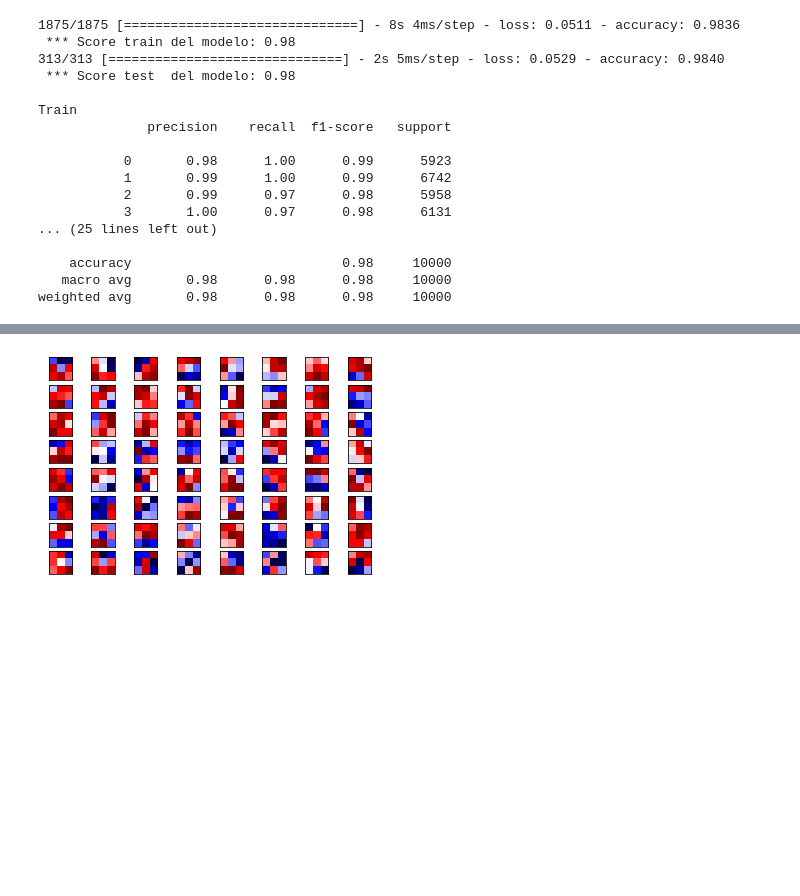
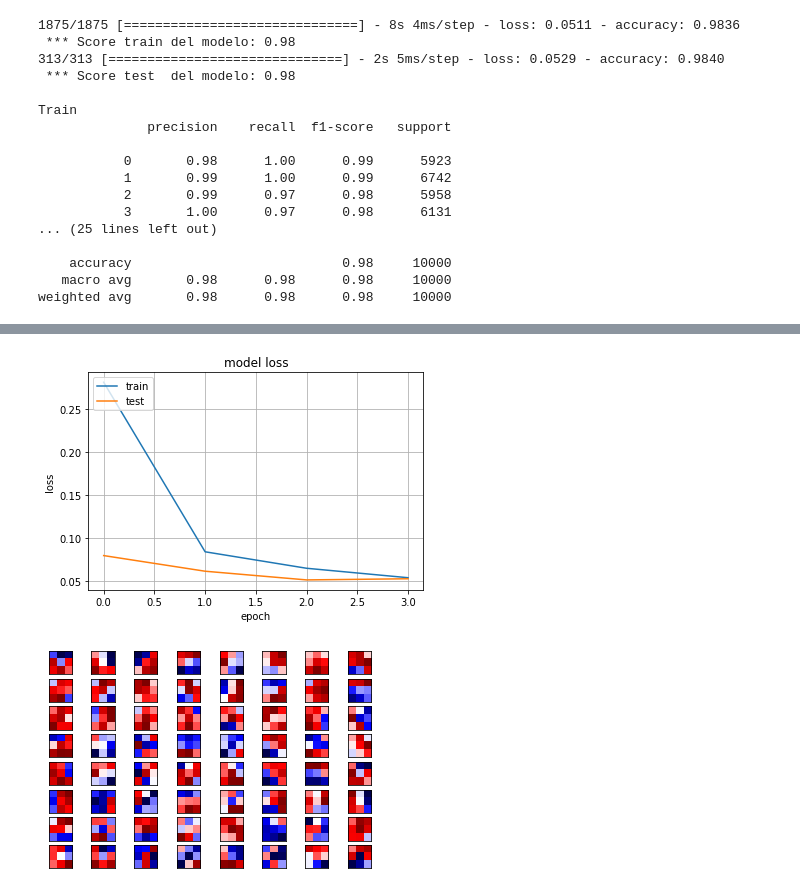
Before and after one commit to castillosebastian/research_tools, a Jupyter notebook: deep_learning_MNIST.ipynb, the cells around one changed output, grey strips where cells are left out. Drawn from its saved outputs; the diff is of its cells as text; code cells hidden in the pictures; blank space fills up the shorter version.

```diff
--- a/deep_learning_MNIST.ipynb
+++ b/deep_learning_MNIST.ipynb
@@ -207,8 +213,10 @@ def plot_training_curves(history, acc=True):
     plt.xlabel('epoch')
     plt.legend(['train', 'test'], loc='upper left')
     plt.grid()
-
-plot_training_curves(history, acc=True)
+# %%
+plot_training_curves(history, acc=False) # cambié el parámetro a F
+# %% [output]
+[figure, added]
 # %%
 w= model.get_weights()[0]
 
```
Also changed, not shown: parts of 2 cells of this notebook.
